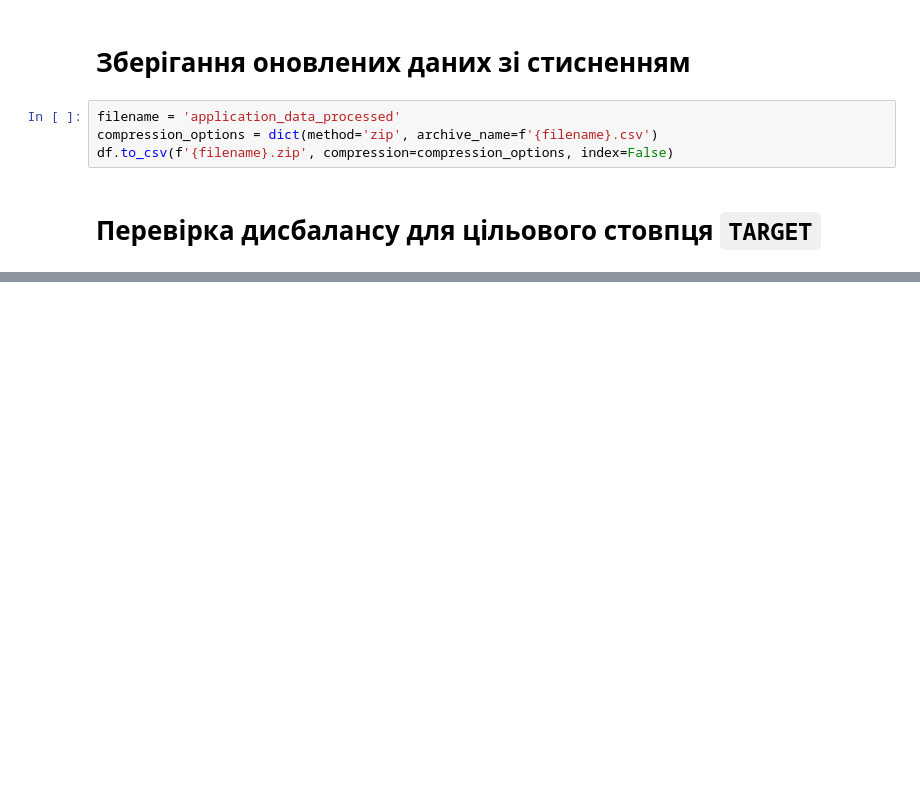
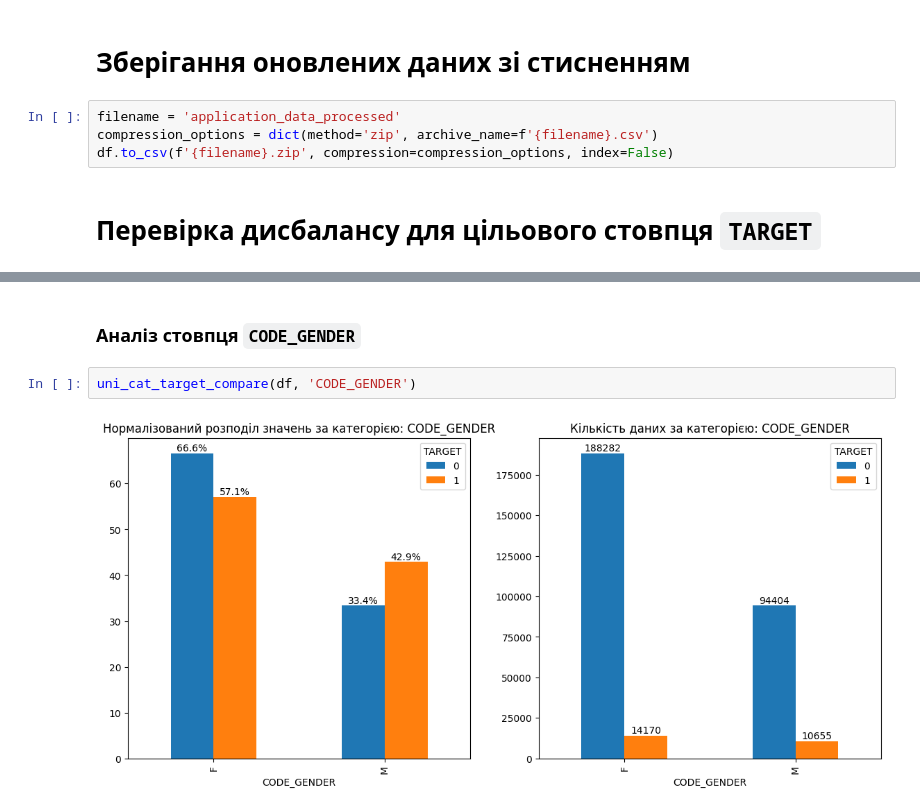
Before and after one commit to prindyn/ml_learning, a Jupyter notebook: HW 1.2 Credit EDA.ipynb, the cells around one changed output, grey strips where cells are left out. Cells and saved outputs as stored; diff of their text form; blank space fills up the shorter version.

```diff
--- a/HW 1.2 Credit EDA.ipynb
+++ b/HW 1.2 Credit EDA.ipynb
@@ -1704,0 +1773,6 @@ df.to_csv(f'{filename}.zip', compression=compression_options, index=False)
+# %% [markdown]
+### Аналіз стовпця `CODE_GENDER`
+# %%
+uni_cat_target_compare(df, 'CODE_GENDER')
+# %% [output]
+[figure, added]
```
Also changed, not shown: parts of 163 cells of this notebook, 2 other files.
